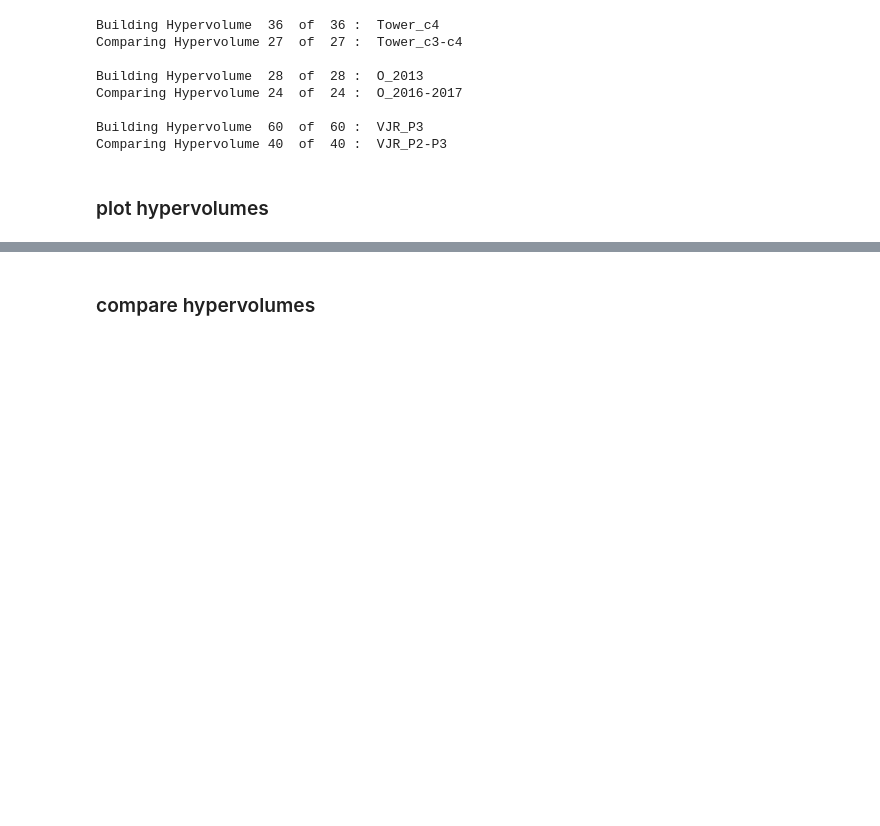
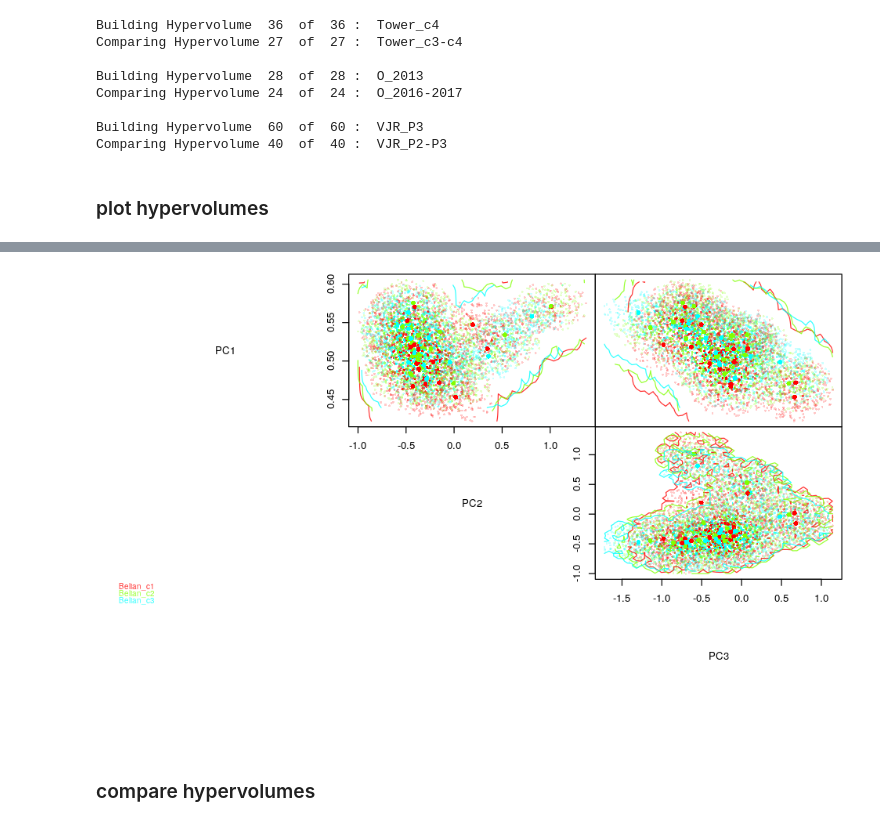
Before and after one commit to dbridg15/masters_project, a Jupyter notebook: Code/comparing_hypervolumes.ipynb, the cells around one changed output, grey strips where cells are left out. Saved outputs shown, nothing was run; the diff lists cells and outputs as text; code cells hidden in the pictures; blank space fills up the shorter version.

```diff
--- a/Code/comparing_hypervolumes.ipynb
+++ b/Code/comparing_hypervolumes.ipynb
@@ -140,3 +150,29 @@ Comparing Hypervolume 40  of  40 :  VJR_P2-P3
+# %%
+# playing around to make the plots look pretty
+plot_hvs <- function(hvs.rslts, plt){
+
+    match_plt <- which(unlist(strsplit(names(hvs.rslts@hvlist), "_"))[c(T, F)] == plt)
+
+    hvlist <- hvs.rslts@hvlist[match_plt]
+    hvlist <- hvlist[which(!is.na(hvlist))]
+    hvlist <- new("HypervolumeList", HVList = hvlist)
+
+    plot(hvlist,
+        contour.lwd    = 1,
+        contour.type   = "kde",
+        #contour.kde.level = 0.001,
+        show.centroid = F,
+        cex.centroid  = 2,
+        cex.random    = 0.5,
+        cex.data      = 1,
+        cex.axis      = 1,
+        point.dark.factor = 0
+        )
+}
+# %%
+plot_hvs(trees_hvs_p, "Belian")
+# %% [output]
+[figure, added]
 # %% [markdown]
 ### compare hypervolumes
 # %%
```
Also changed, not shown: parts of 7 cells of this notebook, 1 other file.
